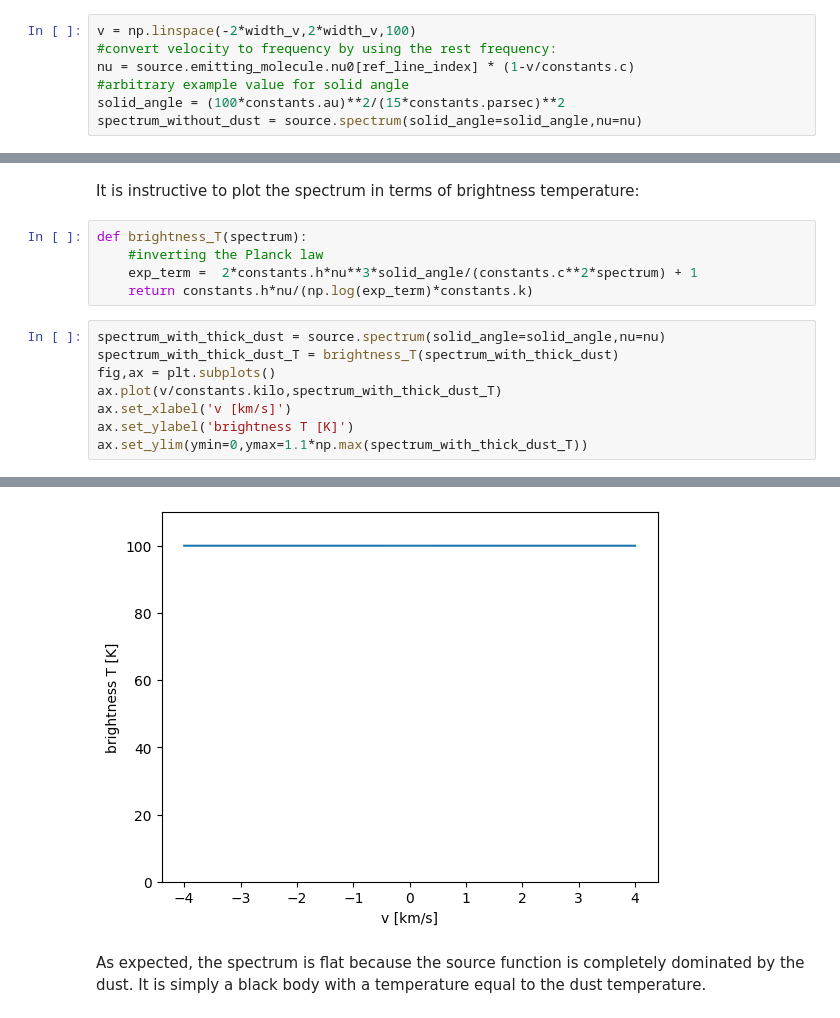
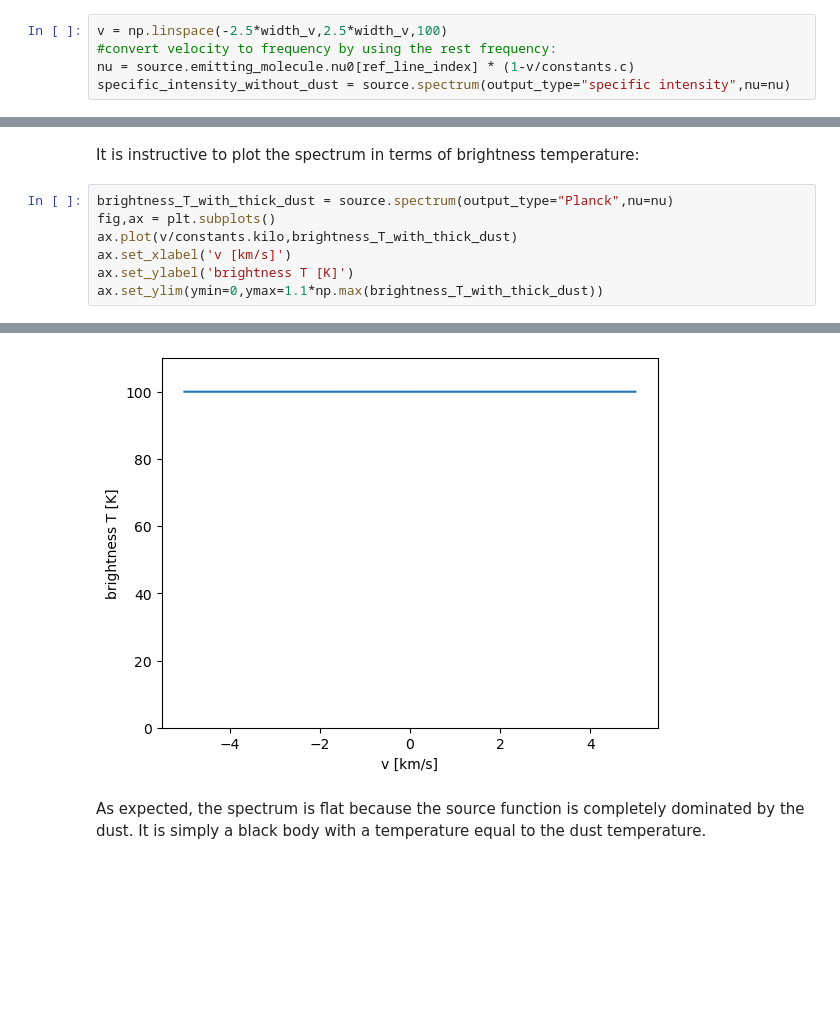
Before and after one commit to gica3618/pythonradex, a Jupyter notebook: docs/notebooks/continuum_effects.ipynb, the cells around one changed output, grey strips where cells are left out. Saved outputs shown, nothing was run; the diff lists cells and outputs as text; blank space fills up the shorter version.

```diff
--- a/docs/notebooks/continuum_effects.ipynb
+++ b/docs/notebooks/continuum_effects.ipynb
@@ -58,10 +58,8 @@ We also calculate the spectrum:
 # %%
-v = np.linspace(-2*width_v,2*width_v,100)
+v = np.linspace(-2.5*width_v,2.5*width_v,100)
 #convert velocity to frequency by using the rest frequency:
 nu = source.emitting_molecule.nu0[ref_line_index] * (1-v/constants.c)
-#arbitrary example value for solid angle
-solid_angle = (100*constants.au)**2/(15*constants.parsec)**2
-spectrum_without_dust = source.spectrum(solid_angle=solid_angle,nu=nu)
+specific_intensity_without_dust = source.spectrum(output_type="specific intensity",nu=nu)
 # %% [markdown]
 Now do a calculation with dust, for comparison. Consider an optically thin dust field.
 # %%
@@ -104,17 +102,11 @@ tau_nu0 = 0.02043
 The excitation temperature of the CO line is now much higher than the kinetic temperature of the gas itself, thanks to the excitation from the strong dust continuum.
 # %% [markdown]
 It is instructive to plot the spectrum in terms of brightness temperature:
-# %%
-def brightness_T(spectrum):
-    #inverting the Planck law
-    exp_term =  2*constants.h*nu**3*solid_angle/(constants.c**2*spectrum) + 1
-    return constants.h*nu/(np.log(exp_term)*constants.k)
 # %%
-spectrum_with_thick_dust = source.spectrum(solid_angle=solid_angle,nu=nu)
-spectrum_with_thick_dust_T = brightness_T(spectrum_with_thick_dust)
+brightness_T_with_thick_dust = source.spectrum(output_type="Planck",nu=nu)
 fig,ax = plt.subplots()
-ax.plot(v/constants.kilo,spectrum_with_thick_dust_T)
+ax.plot(v/constants.kilo,brightness_T_with_thick_dust)
 ax.set_xlabel('v [km/s]')
 ax.set_ylabel('brightness T [K]')
-ax.set_ylim(ymin=0,ymax=1.1*np.max(spectrum_with_thick_dust_T))
+ax.set_ylim(ymin=0,ymax=1.1*np.max(brightness_T_with_thick_dust))
 # %% [output]
@@ -122,4 +114,4 @@ ax.set_ylim(ymin=0,ymax=1.1*np.max(spectrum_with_thick_dust_T))
-[figure, old version]
+[figure, new version]
 # %% [markdown]
 As expected, the spectrum is flat because the source function is completely dominated by the dust. It is simply a black body with a temperature equal to the dust temperature.
 # %% [markdown]
```
Also changed, not shown: parts of 13 cells of this notebook, 25 other files.
